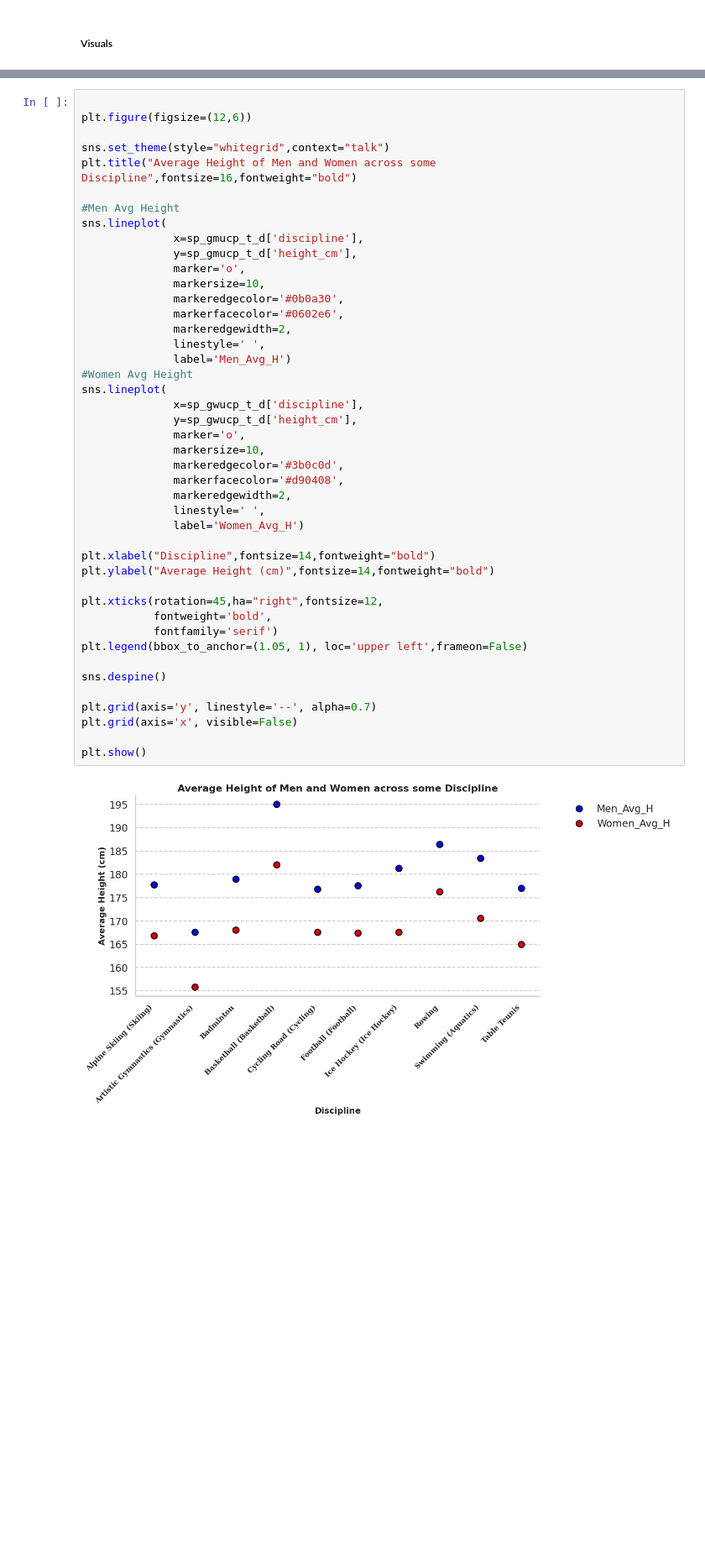
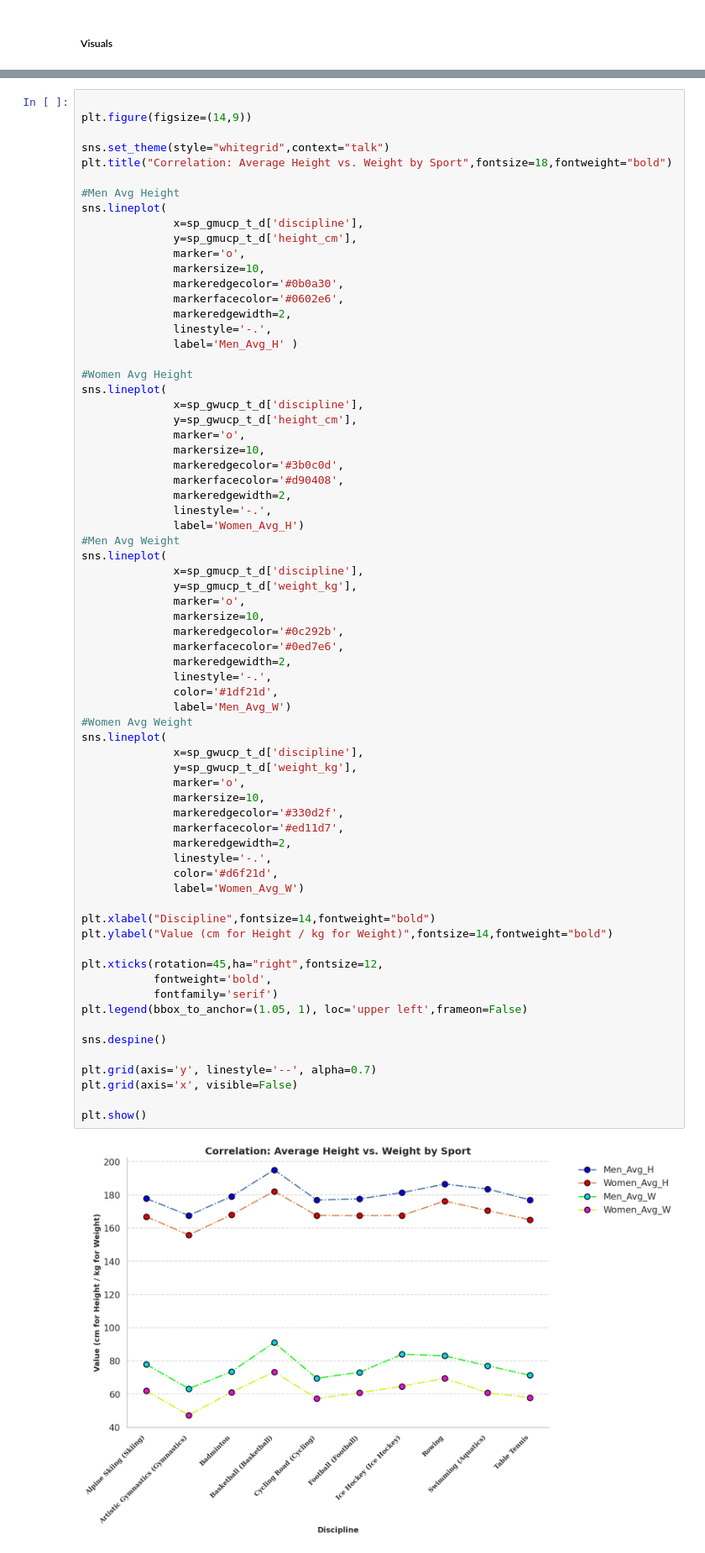
Before and after one commit to vikassinngh123/AI-ML-Learning, a Jupyter notebook: 04-Pandas/02_Olympics_History_EDA.ipynb, the cells around one changed output, grey strips where cells are left out. Shown at 84% size. Saved outputs shown, nothing was run; the diff lists cells and outputs as text; blank space fills up the shorter version.

Commit message:
feat: add comprehensive physical attribute correlation, age distribution analysis, and key insights

```diff
--- a/04-Pandas/02_Olympics_History_EDA.ipynb
+++ b/04-Pandas/02_Olympics_History_EDA.ipynb
@@ -336,9 +343,9 @@ sp_gwucp_t_d
 # %%
 
-plt.figure(figsize=(12,6))
+plt.figure(figsize=(14,9))
 
 sns.set_theme(style="whitegrid",context="talk")
-plt.title("Average Height of Men and Women across some Discipline",fontsize=16,fontweight="bold")
+plt.title("Correlation: Average Height vs. Weight by Sport",fontsize=18,fontweight="bold")
 
 #Men Avg Height
 sns.lineplot(
@@ -347,35 +354,60 @@ sns.lineplot(
               marker='o',
               markersize=10,
               markeredgecolor='#0b0a30',
               markerfacecolor='#0602e6',
               markeredgewidth=2,
-              linestyle=' ',
-              label='Men_Avg_H')
+              linestyle='-.',
+              label='Men_Avg_H' )
+
 #Women Avg Height
 sns.lineplot(
               x=sp_gwucp_t_d['discipline'],
               y=sp_gwucp_t_d['height_cm'],
               marker='o',
               markersize=10,
               markeredgecolor='#3b0c0d',
               markerfacecolor='#d90408',
               markeredgewidth=2,
-              linestyle=' ',
+              linestyle='-.',
               label='Women_Avg_H')
+#Men Avg Weight
+sns.lineplot(
+              x=sp_gmucp_t_d['discipline'],
+              y=sp_gmucp_t_d['weight_kg'],
+              marker='o',
+              markersize=10,
+              markeredgecolor='#0c292b',
+              markerfacecolor='#0ed7e6',
+              markeredgewidth=2,
+              linestyle='-.',
+              color='#1df21d',
+              label='Men_Avg_W')
+#Women Avg Weight
+sns.lineplot(
+              x=sp_gwucp_t_d['discipline'],
+              y=sp_gwucp_t_d['weight_kg'],
+              marker='o',
+              markersize=10,
+              markeredgecolor='#330d2f',
+              markerfacecolor='#ed11d7',
+              markeredgewidth=2,
+              linestyle='-.',
+              color='#d6f21d',
+              label='Women_Avg_W')
 
 plt.xlabel("Discipline",fontsize=14,fontweight="bold")
-plt.ylabel("Average Height (cm)",fontsize=14,fontweight="bold")
+plt.ylabel("Value (cm for Height / kg for Weight)",fontsize=14,fontweight="bold")
 
 plt.xticks(rotation=45,ha="right",fontsize=12,
            fontweight='bold',
            fontfamily='serif')
 plt.legend(bbox_to_anchor=(1.05, 1), loc='upper left',frameon=False)
 
 sns.despine()
 
 plt.grid(axis='y', linestyle='--', alpha=0.7)
 plt.grid(axis='x', visible=False)
 
 plt.show()
 # %% [output]
-[figure, old version]
+[figure, new version]
```
Also changed, not shown: parts of 6 cells of this notebook.
